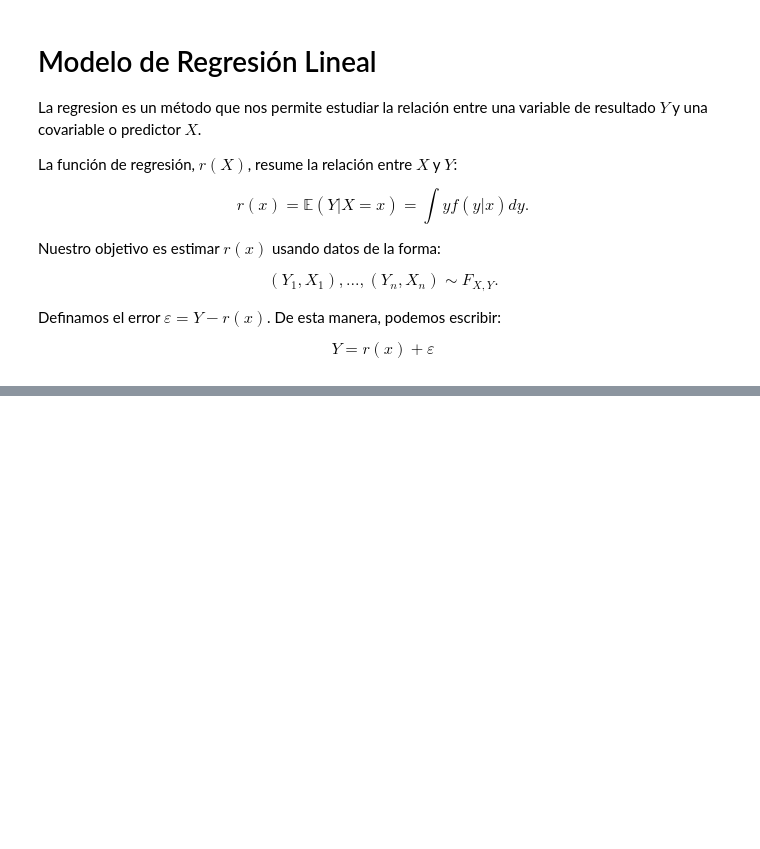
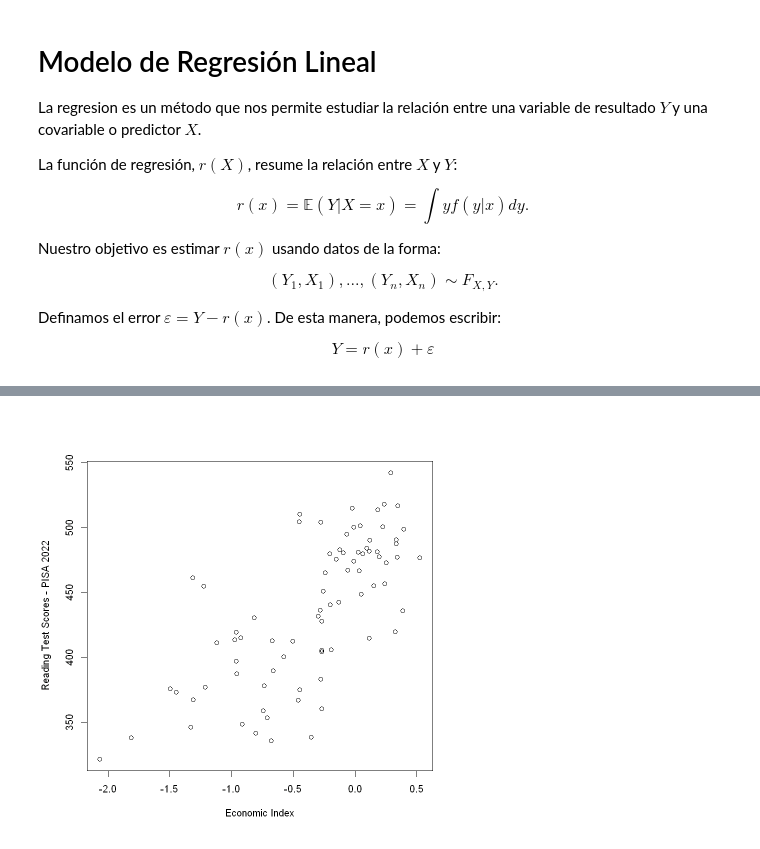
Before and after one commit to smontanoc/microeconometria, a Jupyter notebook: _sources/3_Regresion.ipynb, the cells around one changed output, grey strips where cells are left out. Drawn from its saved outputs; the diff is of its cells as text; code cells hidden in the pictures; blank space fills up the shorter version.

```diff
--- a/_sources/3_Regresion.ipynb
+++ b/_sources/3_Regresion.ipynb
@@ -92,0 +171,12 @@ $$\hat \sigma^2 = \left(\frac{1}{n-2} \right) \sum_{i = 1}^{n} {\hat\varepsilon_
+# %%
+datos <- data.frame(
+  cnt = c("ALB","ARE","ARG","AUS","AUT","BEL","BGR","BRA","BRN","CAN","CHE","CHL","COL","CRI","CZE","DEU","DNK","DOM","ESP","EST","FIN","FRA","GBR","GEO","GRC","GTM","HKG","HRV","HUN","IDN","IRL","ISL","ISR","ITA","JAM","JOR","JPN","KAZ","KHM","KOR","KSV","LTU","LVA","MAC","MAR","MDA","MEX","MKD","MLT","MNE","MNG","MYS","NLD","NOR","NZL","PAN","PER","PHL","POL","PRT","PRY","PSE","QAT","QAZ","QUR","ROU","SAU","SGP","SLV","SRB","SVK","SVN","SWE","TAP","THA","TUR","URY","USA","UZB","VNM"),
+  math = c(368.25405,433.82986,388.54898,487.16594,490.87702,494.01554,418.33838,381.13655,440.66541,484.52203,506.45947,428.55602,390.80082,384.34594,499.37027,477.74352,478.7986,339.82878,481.86548,512.71336,475.32395,468.24401,481.82223,390.46145,433.54079,345.55713,546.03005,462.98476,479.72656,379.03128,492.17959,459.27331,457.12382,474.03372,371.40991,360.30719,534.92948,446.01273,327.40929,531.09303,352.41048,471.54378,482.58027,552.05427,363.36233,415.52394,395.40581,390.49863,468.9976,406.00521,423.92532,409.49151,491.04093,468.47831,478.87437,353.49833,394.15257,354.16683,494.4546,475.57748,340.78028,364.66173,411.98931,398.33636,444.34014,435.55027,389.20505,573.98391,345.12158,439.81693,468.62039,471.70524,482.4206,533.87613,414.58713,451.8851,409.28728,462.80969,363.90947,468.83368),
+  read = c(358.8281,419.71994,412.83373,498.79545,484.0255,481.7429,405.41276,413.32812,427.66587,490.52696,481.54308,465.12644,419.17929,415.22553,500.25072,483.0404,477.21655,353.15524,480.86845,513.84343,477.53438,467.01198,490.44853,375.03115,442.52392,375.55029,504.42272,475.74213,479.98543,372.90122,516.88935,436.02972,473.09826,480.65205,400.32092,341.46512,515.07793,404.15901,321.2015,517.97604,338.17407,466.72213,474.2778,510.36214,337.91559,412.49955,415.23693,360.23238,448.79677,405.80333,377.88235,389.52229,456.80425,476.63287,500.62093,387.40349,411.3118,345.80676,495.10716,480.06531,376.70185,348.16283,414.6251,366.71778,431.63915,436.35943,383.16603,542.47853,367.1504,440.34278,450.99055,455.30676,487.52261,504.32483,396.81118,454.84742,430.33206,501.33838,335.69292,461.27979),
+  scie = c(376.45612,434.89017,416.65516,507.91081,494.86606,494.80982,421.72777,405.9808,444.34865,500.98817,500.80958,461.86337,420.46238,410.20256,510.04275,495.53081,481.59372,361.725,491.143,528.51191,498.51606,481.40229,492.73984,385.03211,445.14657,374.28158,524.42376,482.90977,492.44187,395.31191,504.3107,447.24463,464.2001,480.90591,394.72014,373.75317,546.25504,440.96584,341.14726,531.3388,353.75366,479.50271,493.00024,543.14931,364.28557,418.00956,410.76032,381.67947,468.78635,404.08089,411.62124,417.15835,486.63188,478.18198,503.74646,383.48177,410.52702,355.28466,504.86972,487.69184,371.42047,367.63747,428.26692,381.6494,453.79679,436.78672,390.96302,560.97909,374.21203,447.30452,467.28861,486.88349,494.4219,526.40753,429.0165,475.16645,435.88107,497.41058,355.05556,472.23249),
+  econ_index = c(-.74391004,.32525118,-.67148081,.39335586,.09302247,.1154232,-.27047491,-.97523877,-.27116078,.3339245,.1809795,-.24284266,-.96515588,NA,-.01307006,-.12423293,.34054443,-.71082132,.02354851,.18467558,.19358048,-.05861012,.11972009,-.44695238,-.13303286,-1.4975343,-.45290783,-.1523256,.06026681,-1.4481847,.34413547,.38376268,.25381603,-.09725531,-.57839371,-.80391485,-.02354713,-.26977891,-2.0669077,.23721704,-.3564011,.03484754,-.00981672,-.44904569,-1.8117468,-.50431186,-.92555928,-.26902116,.04917327,-.1922437,-.73720841,-.66233746,.23876144,.52544167,.22389294,-.96079427,-1.1207972,-1.3333803,-.06879525,-.2048969,-1.2130009,-.91617362,.11453604,-.46005621,-.29700884,-.28406969,-.27803347,.29037254,-1.3106626,-.20093189,-.25804407,.15198116,.33239471,-.28002015,-.96258429,-1.2274957,-.81679644,.04198107,-.68010732,-1.3159208)
+)
+datos <- na.omit(datos)
+plot(datos$econ_index, datos$read, xlab  = "Economic Index", ylab = "Reading Test Scores - PISA 2022")
+# %% [output]
+[figure, added]
```
Also changed, not shown: parts of 14 cells of this notebook, 23 other files.
